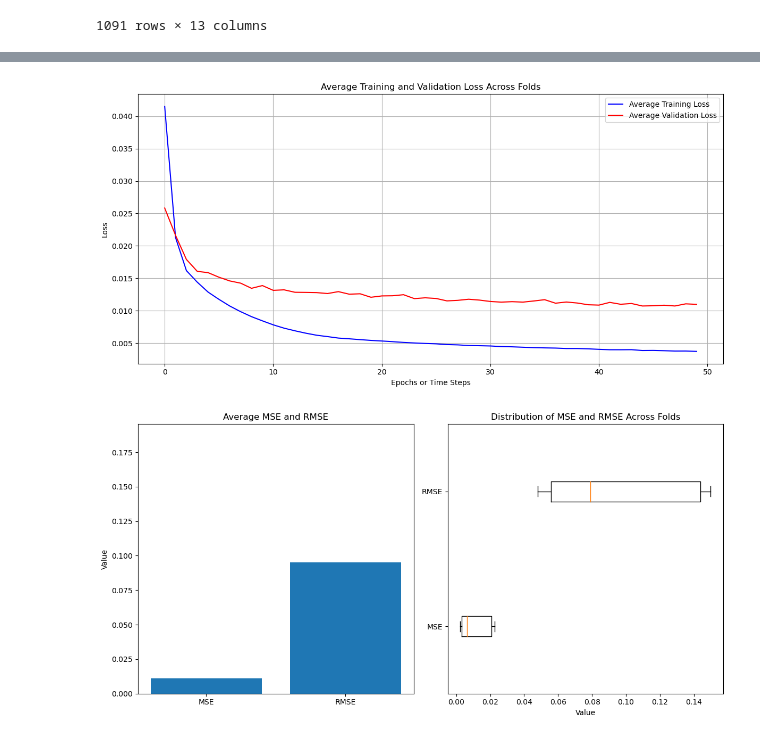
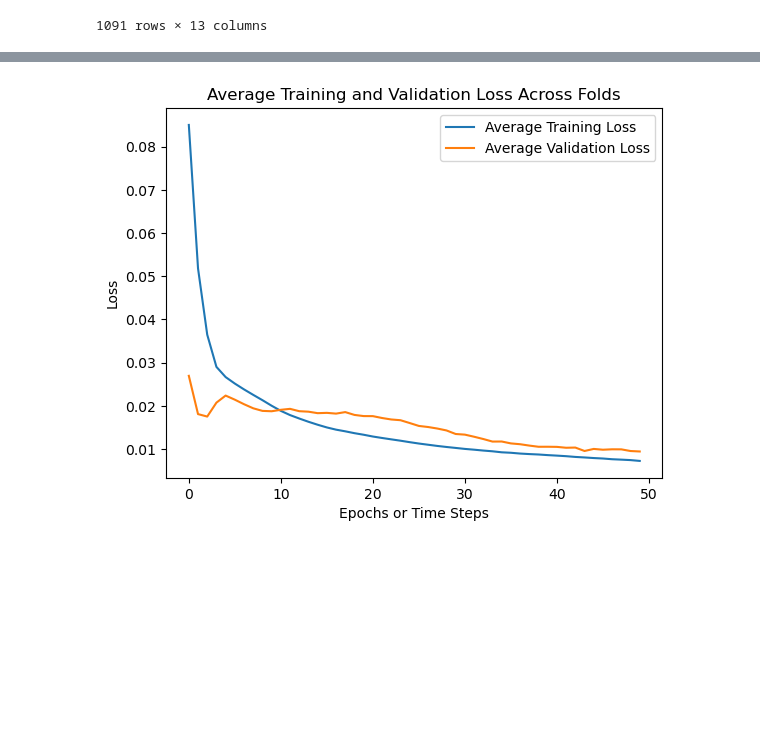
Before and after one commit to OzodbekOzodov/ecb-speeches, a Jupyter notebook: data_preprocessing.ipynb, the cells around one changed output, grey strips where cells are left out. Cells and saved outputs as stored; diff of their text form; code cells hidden in the pictures; blank space fills up the shorter version.

Commit message:
cross validation for first model is up and running

```diff
--- a/data_preprocessing.ipynb
+++ b/data_preprocessing.ipynb
@@ -2284,26 +2373,20 @@ scaled_df
 # %%
-# Assuming you've defined the rolling_time_series_split function above:
-
-initial_train_size = int(0.7 * len(X))
-test_size = int(0.1 * len(X))
-step_size = int(0.05 * len(X))
-
-splits = list(rolling_time_series_split(X, initial_train_size, test_size, step_size))
-
+# Initialize lists to store evaluation metrics and losses
 test_mse_scores = []
 test_rmse_scores = []
 all_training_loss = []
 all_validation_loss = []
 
-for train_index, test_index in splits:
+for train_index, test_index in expanding_window_split(X):
     X_train_fold, X_test_fold = X[train_index], X[test_index]
     y_train_fold, y_test_fold = y[train_index], y[test_index]
 
     # Print current fold information
     print(f"Training on index range: {train_index[0]}-{train_index[-1]}")
     print(f"Testing on index range: {test_index[0]}-{test_index[-1]}")
-    adam_optimizer = tf.keras.optimizers.Adam(learning_rate=0.0001) #, clipnorm=0.95,beta_1 = 0.95, beta_2 = 0.95, epsilon=1e-07, amsgrad=False)
-    # Reset the model for each fold
+
+    # Configure the model
+    adam_optimizer = tf.keras.optimizers.Adam(learning_rate=0.0001)
     model = Sequential()
     model.add(LSTM(units=50, return_sequences=True, input_shape=(sequence_length, num_features)))
     model.add(LSTM(units=50))
@@ -2344,49 +2427,21 @@ Epoch 50/50
 # %%
 # Assuming each entry in all_training_loss and all_validation_loss is a list of loss values across time steps
 
 # Calculate average training loss at each time step across splits
 average_training_loss = [sum(x) / len(x) for x in zip(*all_training_loss)]
 
 # Calculate average validation loss at each time step across splits
 average_validation_loss = [sum(x) / len(x) for x in zip(*all_validation_loss)]
 
-plt.figure(figsize=(12, 6))
+#plt.figure(figsize=(10, 6))
 
 # Plot the average training and validation losses
-plt.plot(average_training_loss, label='Average Training Loss', color='blue')
-plt.plot(average_validation_loss, label='Average Validation Loss', color='red')
-
+plt.plot(average_training_loss, label='Average Training Loss')
+plt.plot(average_validation_loss, label='Average Validation Loss')
 plt.title('Average Training and Validation Loss Across Folds')
 plt.xlabel('Epochs or Time Steps')
 plt.ylabel('Loss')
 plt.legend()
-plt.grid(True)
-plt.tight_layout()
 plt.show()
 # %% [output]
-[figure, old version]
+[figure, new version]
-# %%
-
-# 2. Average MSE and RMSE & Their Distributions
-avg_mse = sum(test_mse_scores) / len(test_mse_scores)
-avg_rmse = sum(test_rmse_scores) / len(test_rmse_scores)
-
-# Plotting the average MSE and RMSE
-plt.figure(figsize=(12, 6))
-
-plt.subplot(1, 2, 1)
-plt.bar(['MSE', 'RMSE'], [avg_mse, avg_rmse])
-plt.title('Average MSE and RMSE')
-plt.ylabel('Value')
-plt.ylim([0, max(avg_mse, avg_rmse) + 0.1])
-
-# Plotting the distribution of MSE and RMSE across splits
-plt.subplot(1, 2, 2)
-plt.boxplot([test_mse_scores, test_rmse_scores], vert=False, labels=['MSE', 'RMSE'])
-plt.title('Distribution of MSE and RMSE Across Folds')
-plt.xlabel('Value')
-
-plt.tight_layout()
-plt.show()
-# %% [output]
-[figure, removed]
```
Also changed, not shown: parts of 10 cells of this notebook.
